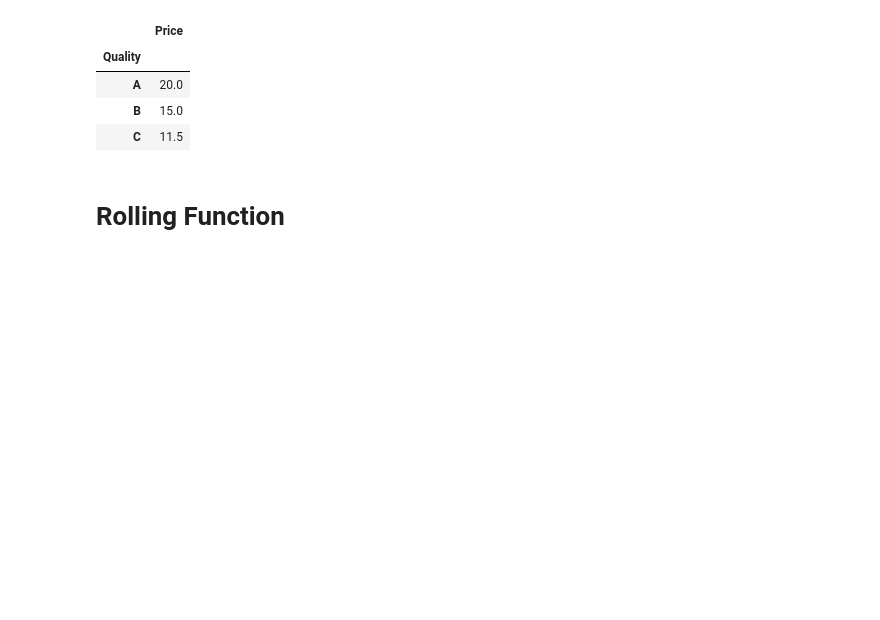
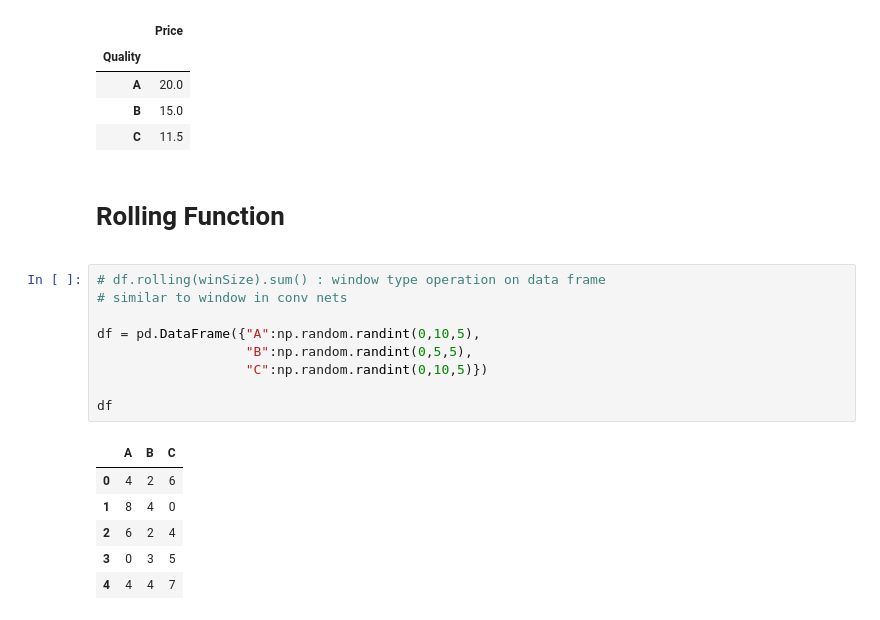
Before and after one commit to mirpouya/Basics-of-ML, a Jupyter notebook: Intermediate_Pandas.ipynb, the cells around one changed output. Drawn from its saved outputs; the diff is of its cells as text; blank space fills up the shorter version.

```diff
--- a/Intermediate_Pandas.ipynb
+++ b/Intermediate_Pandas.ipynb
@@ -630,3 +630,19 @@ df.groupby(level=1).mean()
 | C | 11.5 |
 # %% [markdown]
 **<h1> Rolling Function </h1>**
+# %%
+# df.rolling(winSize).sum() : window type operation on data frame
+# similar to window in conv nets
+
+df = pd.DataFrame({"A":np.random.randint(0,10,5),
+                   "B":np.random.randint(0,5,5),
+                   "C":np.random.randint(0,10,5)})
+
+df
+# %% [output]
+|  | A | B | C |
+| 0 | 4 | 2 | 6 |
+| 1 | 8 | 4 | 0 |
+| 2 | 6 | 2 | 4 |
+| 3 | 0 | 3 | 5 |
+| 4 | 4 | 4 | 7 |
```
Also changed, not shown: parts of 5 cells of this notebook.
